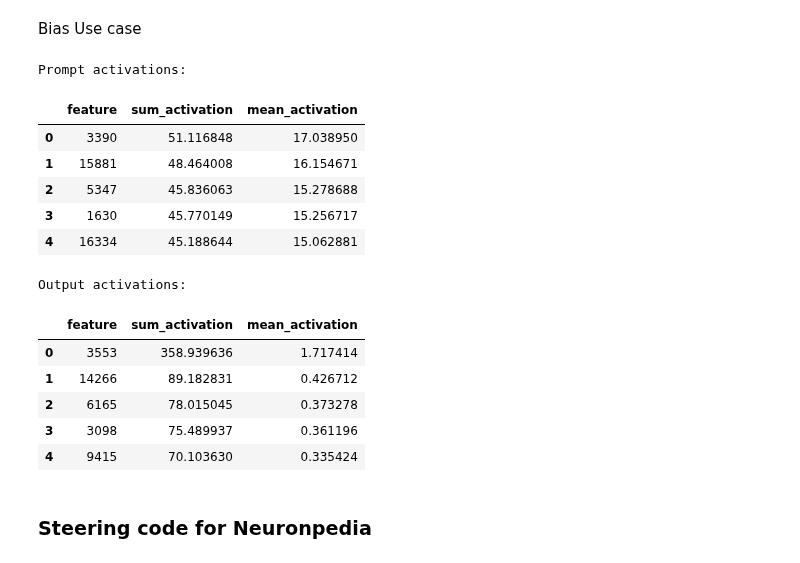
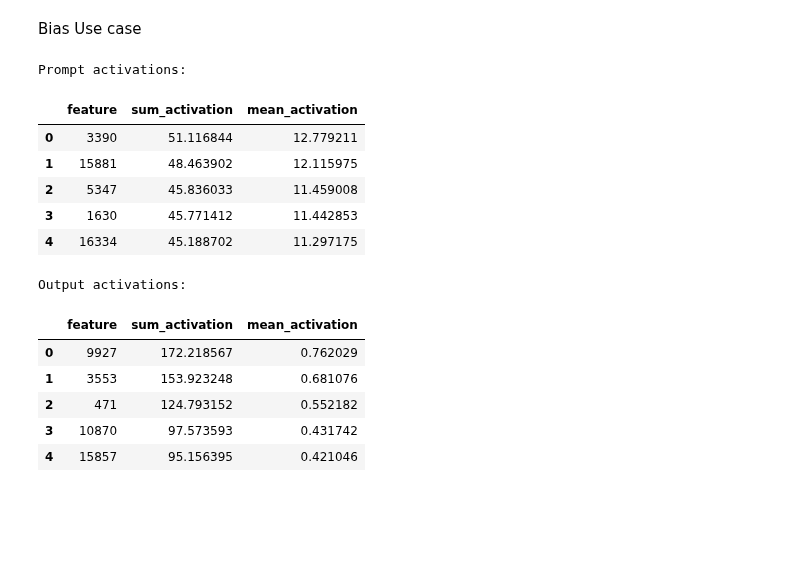
Before and after one commit to tatsath/Interpretability, a Jupyter notebook: ActivationDetectTwoPass.ipynb, the cells around one changed output. Saved outputs shown, nothing was run; the diff lists cells and outputs as text; code cells hidden in the pictures; blank space fills up the shorter version.

```diff
--- a/ActivationDetectTwoPass.ipynb
+++ b/ActivationDetectTwoPass.ipynb
@@ -450,29 +470,27 @@ Bias Use case
 # %%
 # Get the top 100 activations for both prompt and output
 
-prompt = "Bias related"
+prompt = "Credit Risk Related"
 prompt_df, output_df = get_top_activations(model, sae, prompt, top_n=5)
 
 # Display the DataFrames
 print("Prompt activations:")
 display(prompt_df)
 
 print("\nOutput activations:")
 display(output_df)
 # %% [output]
 Prompt activations:
 |  | feature | sum_activation | mean_activation |
-| 0 | 3390 | 51.116848 | 17.038950 |
-| 1 | 15881 | 48.464008 | 16.154671 |
-| 2 | 5347 | 45.836063 | 15.278688 |
-| 3 | 1630 | 45.770149 | 15.256717 |
-| 4 | 16334 | 45.188644 | 15.062881 |
+| 0 | 3390 | 51.116844 | 12.779211 |
+| 1 | 15881 | 48.463902 | 12.115975 |
+| 2 | 5347 | 45.836033 | 11.459008 |
+| 3 | 1630 | 45.771412 | 11.442853 |
+| 4 | 16334 | 45.188702 | 11.297175 |
 Output activations:
 |  | feature | sum_activation | mean_activation |
-| 0 | 3553 | 358.939636 | 1.717414 |
-| 1 | 14266 | 89.182831 | 0.426712 |
-| 2 | 6165 | 78.015045 | 0.373278 |
-| 3 | 3098 | 75.489937 | 0.361196 |
-| 4 | 9415 | 70.103630 | 0.335424 |
+| 0 | 9927 | 172.218567 | 0.762029 |
+| 1 | 3553 | 153.923248 | 0.681076 |
+| 2 | 471 | 124.793152 | 0.552182 |
+| 3 | 10870 | 97.573593 | 0.431742 |
+| 4 | 15857 | 95.156395 | 0.421046 |
-# %% [markdown]
-### Steering code for Neuronpedia
```
Also changed, not shown: parts of 14 cells of this notebook.
